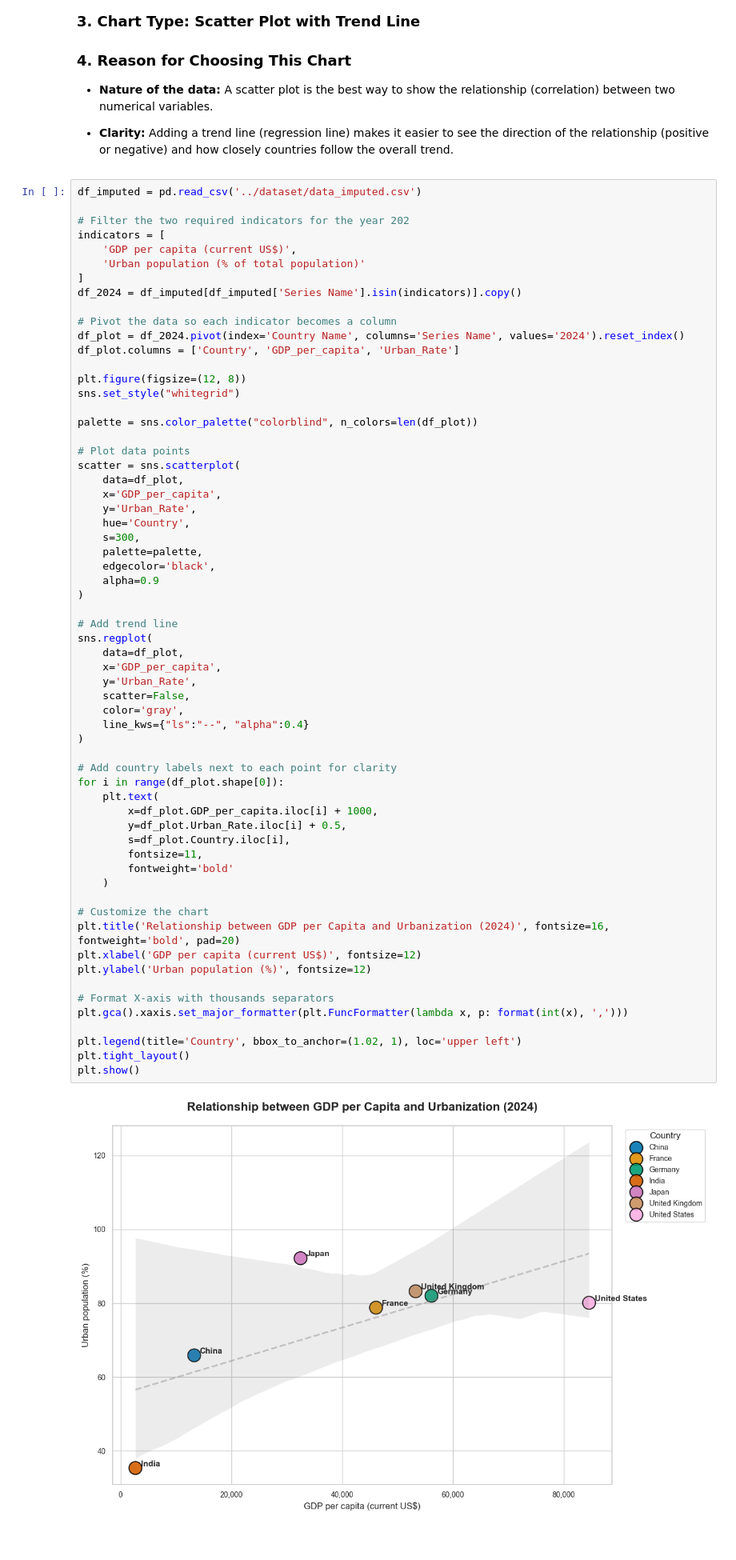
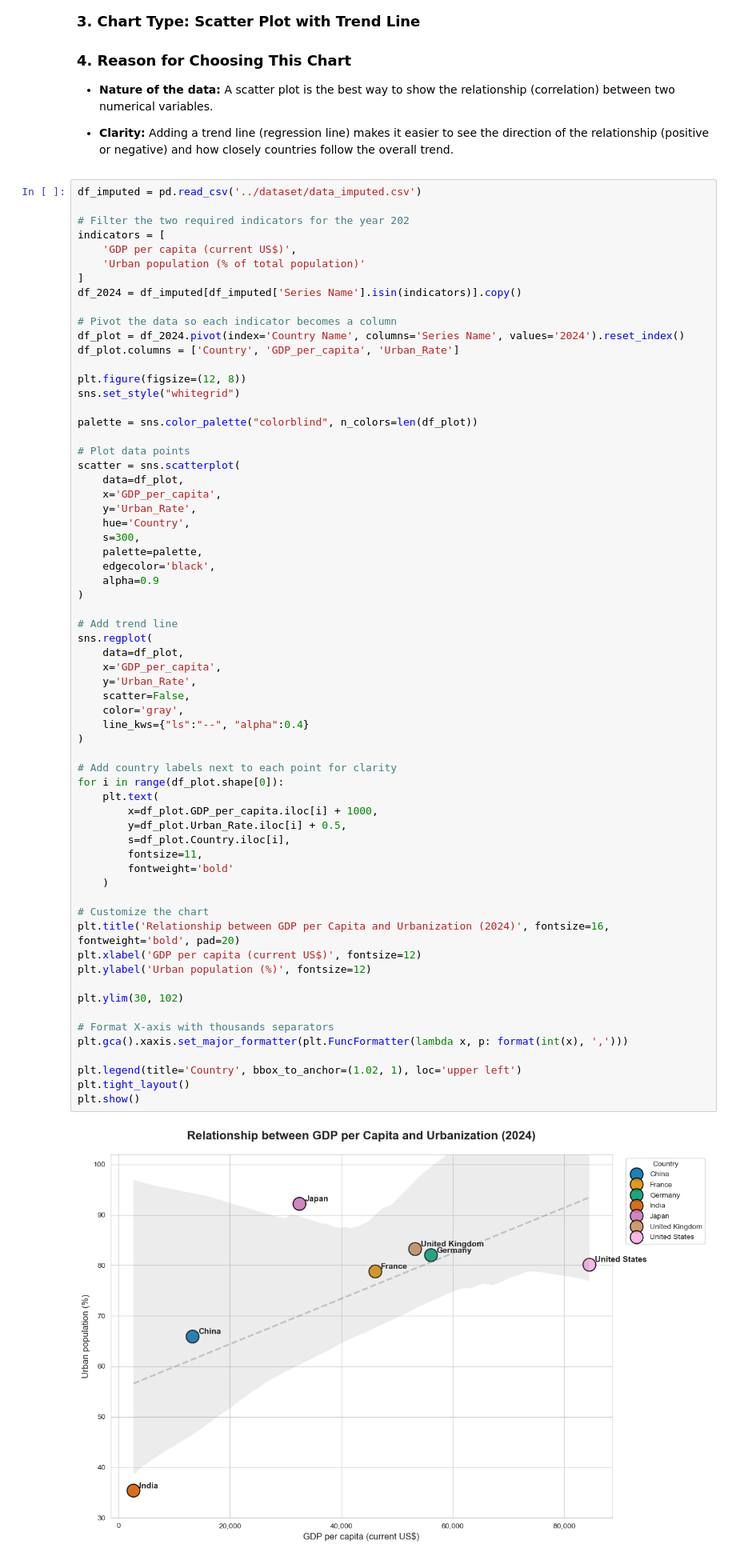
Before and after one commit to pqthinh232/DV-Lab-02-Data-mining-and-Visualization, a Jupyter notebook: submissions/final_version.ipynb, the cells around one changed output. Shown at 80% size. Saved outputs shown, nothing was run; the diff lists cells and outputs as text; blank space fills up the shorter version.

```diff
--- a/submissions/final_version.ipynb
+++ b/submissions/final_version.ipynb
@@ -1722,34 +1722,36 @@ sns.regplot(
     data=df_plot,
     x='GDP_per_capita',
     y='Urban_Rate',
     scatter=False,
     color='gray',
     line_kws={"ls":"--", "alpha":0.4}
 )
 
 # Add country labels next to each point for clarity
 for i in range(df_plot.shape[0]):
     plt.text(
         x=df_plot.GDP_per_capita.iloc[i] + 1000,
         y=df_plot.Urban_Rate.iloc[i] + 0.5,
         s=df_plot.Country.iloc[i],
         fontsize=11,
         fontweight='bold'
     )
 
 # Customize the chart
 plt.title('Relationship between GDP per Capita and Urbanization (2024)', fontsize=16, fontweight='bold', pad=20)
 plt.xlabel('GDP per capita (current US$)', fontsize=12)
 plt.ylabel('Urban population (%)', fontsize=12)
 
+plt.ylim(30, 102)
+
 # Format X-axis with thousands separators
 plt.gca().xaxis.set_major_formatter(plt.FuncFormatter(lambda x, p: format(int(x), ',')))
 
 plt.legend(title='Country', bbox_to_anchor=(1.02, 1), loc='upper left')
 plt.tight_layout()
 plt.show()
 # %% [output]
-[figure, old version]
+[figure, new version]
 # %% [markdown]
 ### **ANALYSIS AND CONCLUSIONS (OBJECTIVE 13)**
 
```
Also changed, not shown: parts of 21 cells of this notebook.
